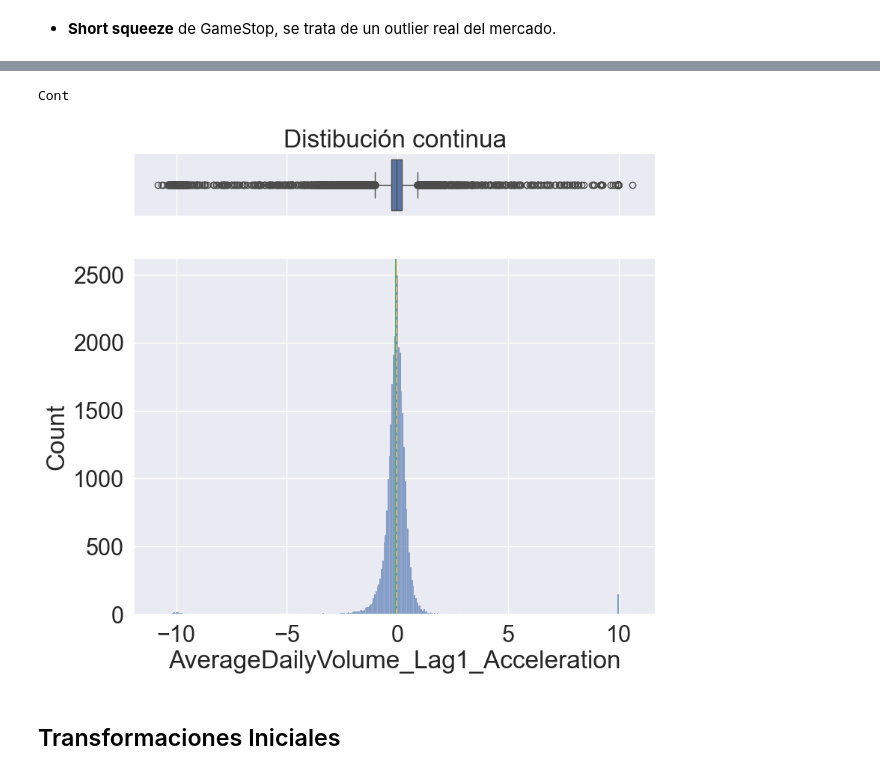
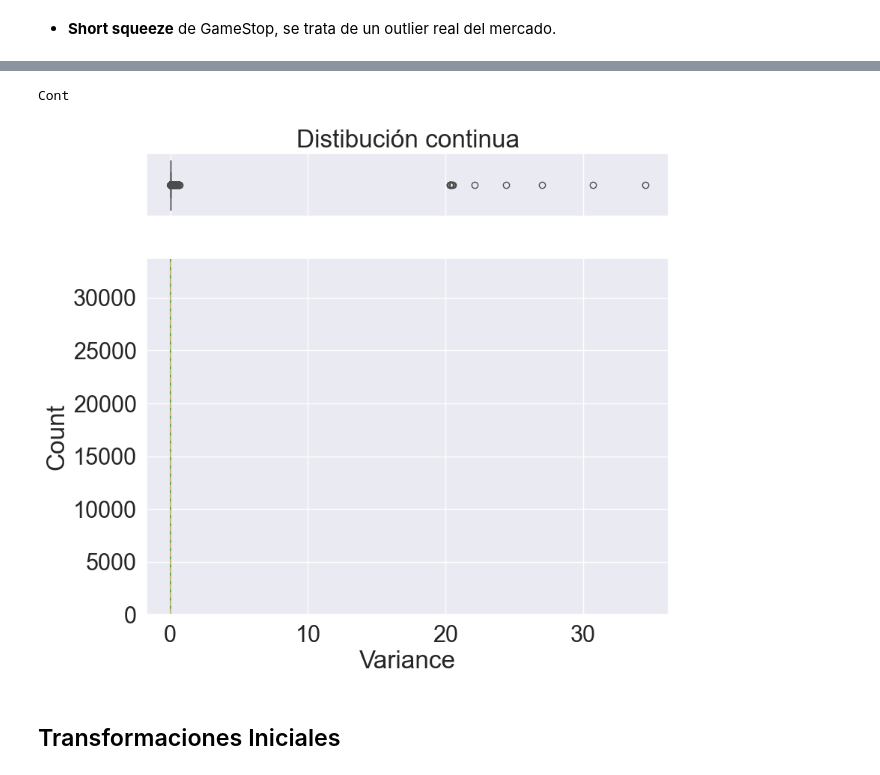
Before and after one commit to sebakremis/FinDataMining, a Jupyter notebook: 02_Notebook_Transformacion.ipynb, the cells around one changed output, grey strips where cells are left out. Cells and saved outputs as stored; diff of their text form; code cells hidden in the pictures.

```diff
--- a/02_Notebook_Transformacion.ipynb
+++ b/02_Notebook_Transformacion.ipynb
@@ -595,10 +597,10 @@ Name: 7513, Length: 76, dtype: object
 # %%
 # Graficar
-columna_a_graficar = 'AverageDailyVolume_Lag1_Acceleration' # indicar columna para el gráfico
+columna_a_graficar = 'Variance' # indicar columna para el gráfico
 graficar(df_imputed[columna_a_graficar])
 # %% [output]
 Cont
-[figure, old version]
+[figure, new version]
 # %% [markdown]
 ## Transformaciones Iniciales
 # %% [markdown]
```
Also changed, not shown: parts of 22 cells of this notebook, 3 other files.
